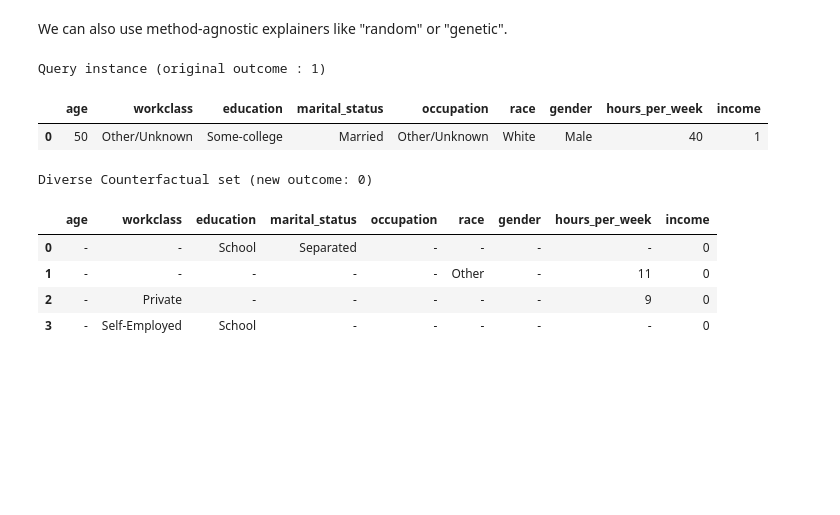
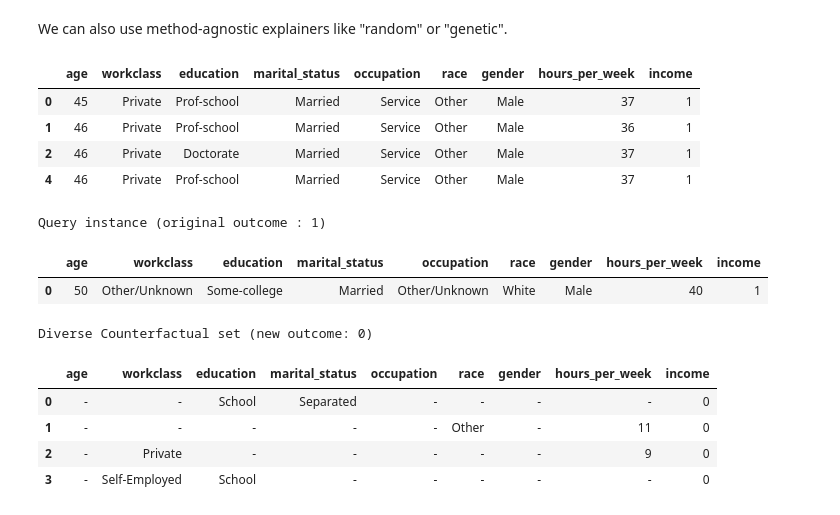
Before and after one commit to Dice-Extended/dice-x, a Jupyter notebook: docs/source/notebooks/DiCE_getting_started.ipynb, the cells around one changed output. Saved outputs shown, nothing was run; the diff lists cells and outputs as text; code cells hidden in the pictures; blank space fills up the shorter version.

```diff
--- a/docs/source/notebooks/DiCE_getting_started.ipynb
+++ b/docs/source/notebooks/DiCE_getting_started.ipynb
@@ -552,5 +542,15 @@ Diverse Counterfactual set (new outcome: 1.0)
 # %% [markdown]
 We can also use method-agnostic explainers like "random" or "genetic".
+# %%
+dummy_output = dice_exp.to_dataframe()
+dummy_output['income'] = dummy_output['income'].apply(lambda x: 1 if x > 0.5 else 0)
+dummy_output.drop_duplicates()
+# %% [output]
+|  | age | workclass | education | marital_status | occupation | race | gender | hours_per_week | income |
+| 0 | 45 | Private | Prof-school | Married | Service | Other | Male | 37 | 1 |
+| 1 | 46 | Private | Prof-school | Married | Service | Other | Male | 36 | 1 |
+| 2 | 46 | Private | Doctorate | Married | Service | Other | Male | 37 | 1 |
+| 4 | 46 | Private | Prof-school | Married | Service | Other | Male | 37 | 1 |
 # %%
 m = dice_ml_x.Model(model_path=ML_modelpath, backend=backend, func="ohe-min-max")
 exp = dice_ml_x.DiceX(d, m, method="random")
```
Also changed, not shown: parts of 4 cells of this notebook, 4 other files.
